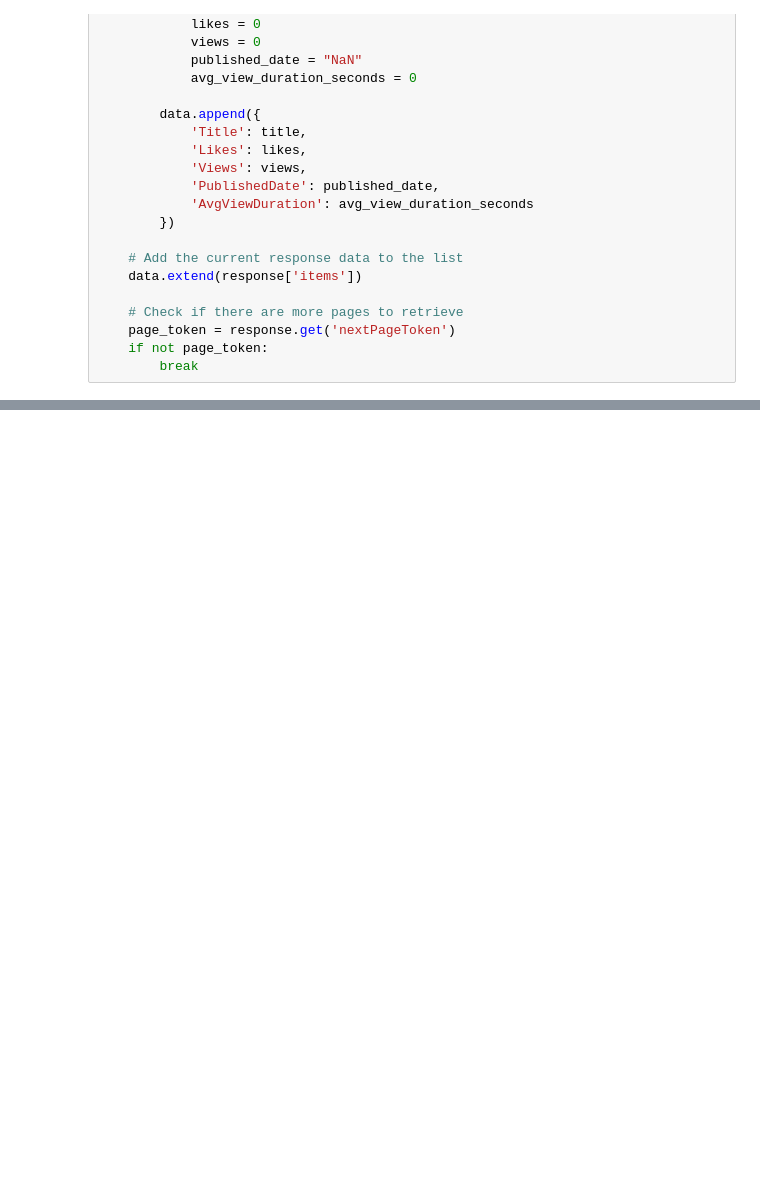
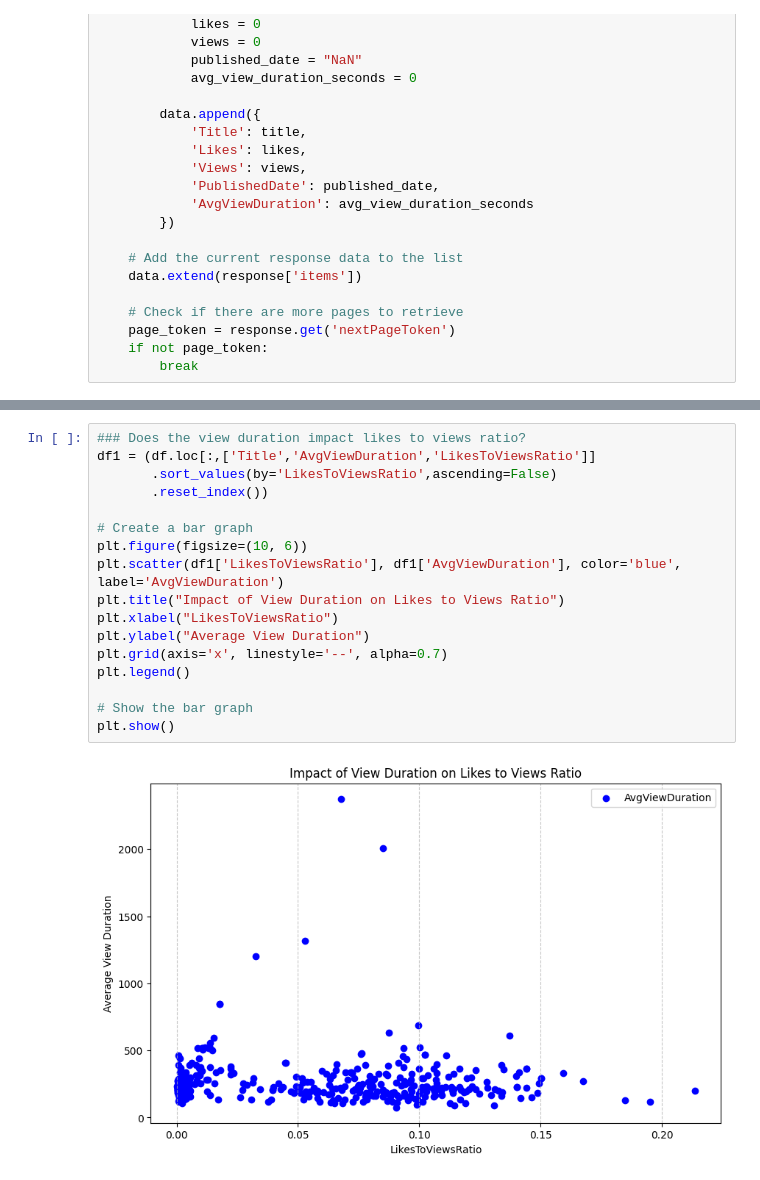
Before and after one commit to taniomi/Kinea-Teste-Marketing, a Jupyter notebook: Kinea-YT-list.ipynb, the cells around one changed output, grey strips where cells are left out. Cells and saved outputs as stored; diff of their text form; blank space fills up the shorter version.

```diff
--- a/Kinea-YT-list.ipynb
+++ b/Kinea-YT-list.ipynb
@@ -116,0 +114,19 @@ df
+# %%
+### Does the view duration impact likes to views ratio?
+df1 = (df.loc[:,['Title','AvgViewDuration','LikesToViewsRatio']]
+       .sort_values(by='LikesToViewsRatio',ascending=False)
+       .reset_index())
+
+# Create a bar graph
+plt.figure(figsize=(10, 6))
+plt.scatter(df1['LikesToViewsRatio'], df1['AvgViewDuration'], color='blue', label='AvgViewDuration')
+plt.title("Impact of View Duration on Likes to Views Ratio")
+plt.xlabel("LikesToViewsRatio")
+plt.ylabel("Average View Duration")
+plt.grid(axis='x', linestyle='--', alpha=0.7)
+plt.legend()
+
+# Show the bar graph
+plt.show()
+# %% [output]
+[figure, added]
```
Also changed, not shown: parts of 9 cells of this notebook, 1 other file.
